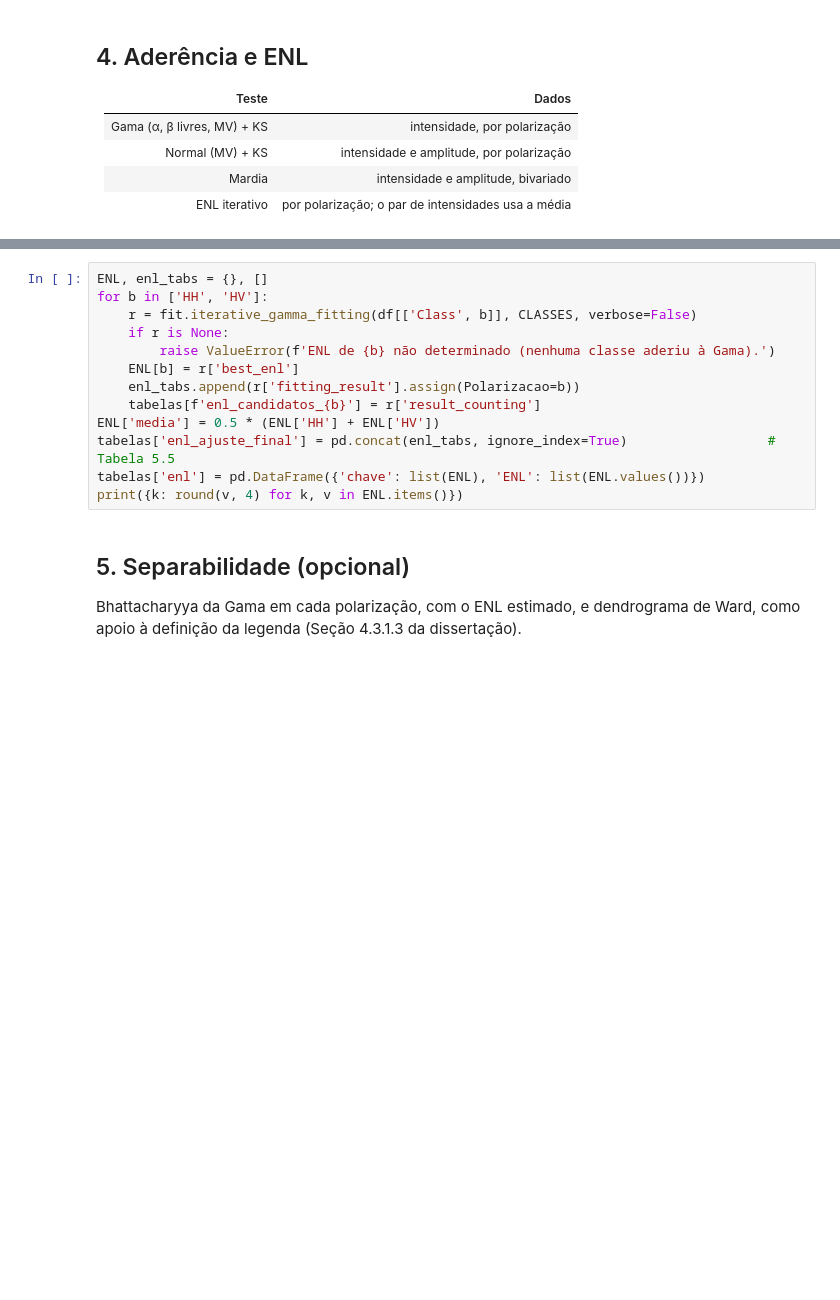
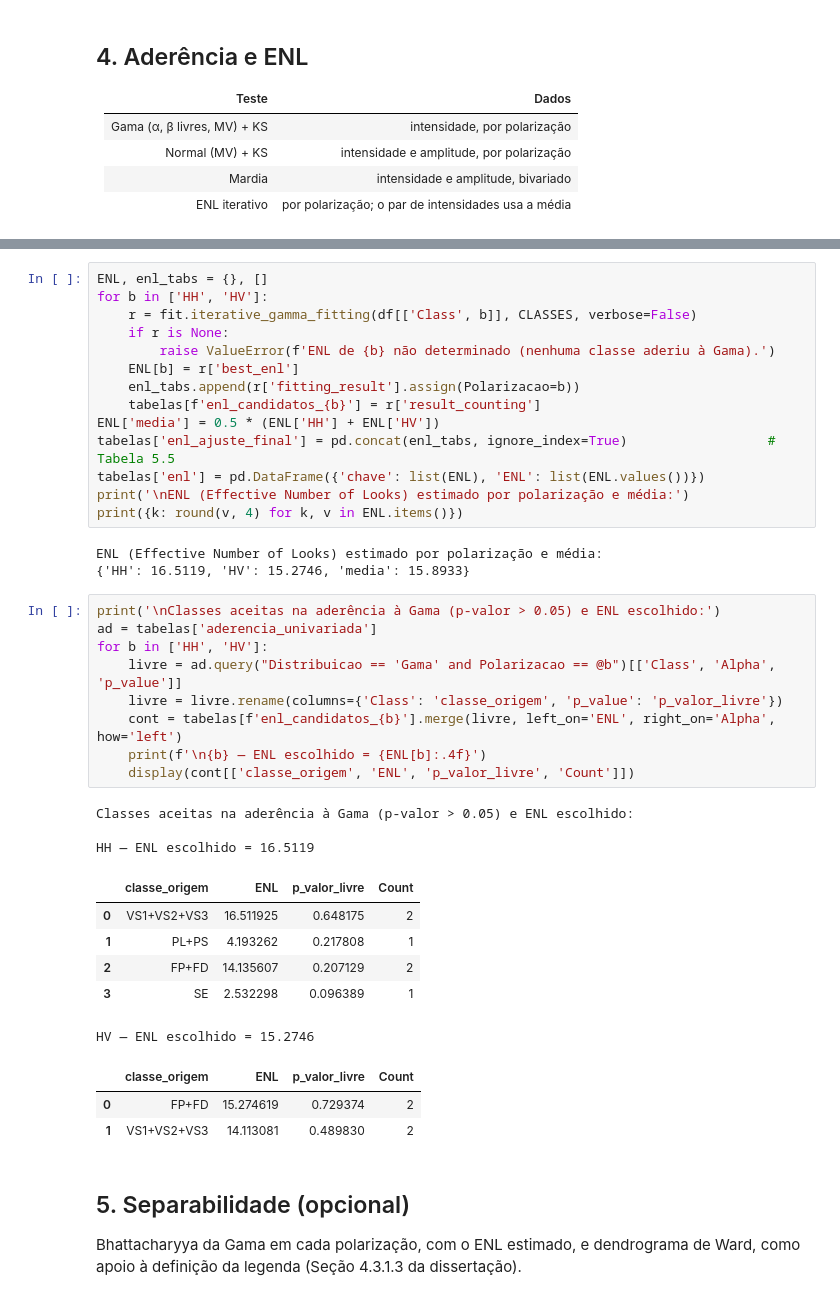
Before and after one commit to vdlucas-queiroz/CMAP_SAR_functions, a Jupyter notebook: 02_modelagem_classificacao.ipynb, the cells around one changed output, grey strips where cells are left out. Drawn from its saved outputs; the diff is of its cells as text; blank space fills up the shorter version.

```diff
--- a/02_modelagem_classificacao.ipynb
+++ b/02_modelagem_classificacao.ipynb
@@ -148,7 +221,33 @@ for b in ['HH', 'HV']:
 ENL['media'] = 0.5 * (ENL['HH'] + ENL['HV'])
 tabelas['enl_ajuste_final'] = pd.concat(enl_tabs, ignore_index=True)                  # Tabela 5.5
 tabelas['enl'] = pd.DataFrame({'chave': list(ENL), 'ENL': list(ENL.values())})
+print('\nENL (Effective Number of Looks) estimado por polarização e média:')
 print({k: round(v, 4) for k, v in ENL.items()})
+# %% [output]
+ENL (Effective Number of Looks) estimado por polarização e média:
+{'HH': 16.5119, 'HV': 15.2746, 'media': 15.8933}
+# %%
+print('\nClasses aceitas na aderência à Gama (p-valor > 0.05) e ENL escolhido:')
+ad = tabelas['aderencia_univariada']
+for b in ['HH', 'HV']:
+    livre = ad.query("Distribuicao == 'Gama' and Polarizacao == @b")[['Class', 'Alpha', 'p_value']]
+    livre = livre.rename(columns={'Class': 'classe_origem', 'p_value': 'p_valor_livre'})
+    cont = tabelas[f'enl_candidatos_{b}'].merge(livre, left_on='ENL', right_on='Alpha', how='left')
+    print(f'\n{b} — ENL escolhido = {ENL[b]:.4f}')
+    display(cont[['classe_origem', 'ENL', 'p_valor_livre', 'Count']])
+# %% [output]
+Classes aceitas na aderência à Gama (p-valor > 0.05) e ENL escolhido:
+
+HH — ENL escolhido = 16.5119
+|  | classe_origem | ENL | p_valor_livre | Count |
+| 0 | VS1+VS2+VS3 | 16.511925 | 0.648175 | 2 |
+| 1 | PL+PS | 4.193262 | 0.217808 | 1 |
+| 2 | FP+FD | 14.135607 | 0.207129 | 2 |
+| 3 | SE | 2.532298 | 0.096389 | 1 |
+HV — ENL escolhido = 15.2746
+|  | classe_origem | ENL | p_valor_livre | Count |
+| 0 | FP+FD | 15.274619 | 0.729374 | 2 |
+| 1 | VS1+VS2+VS3 | 14.113081 | 0.489830 | 2 |
 # %% [markdown]
 ## 5. Separabilidade (opcional)
 
```
Also changed, not shown: parts of 12 cells of this notebook, 3 other files.
